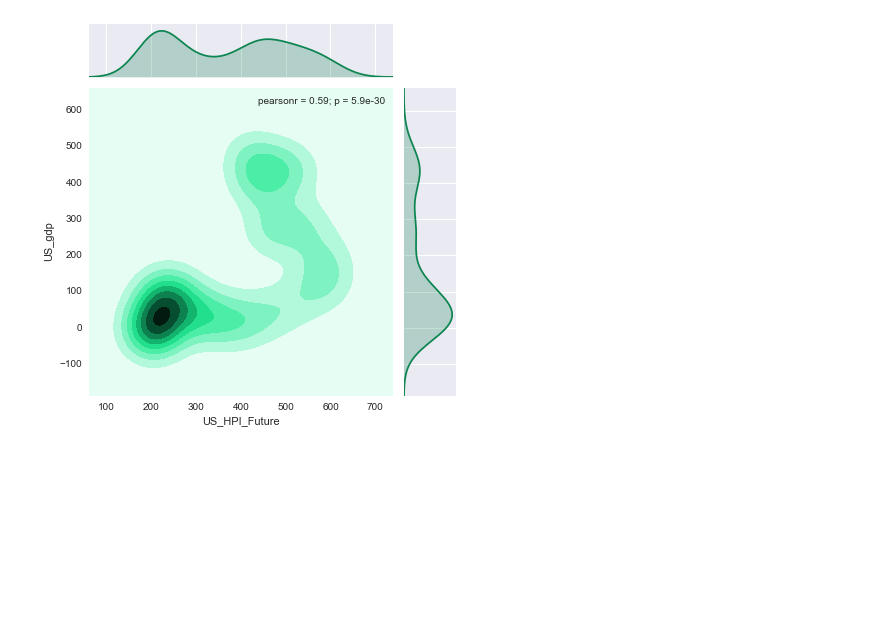
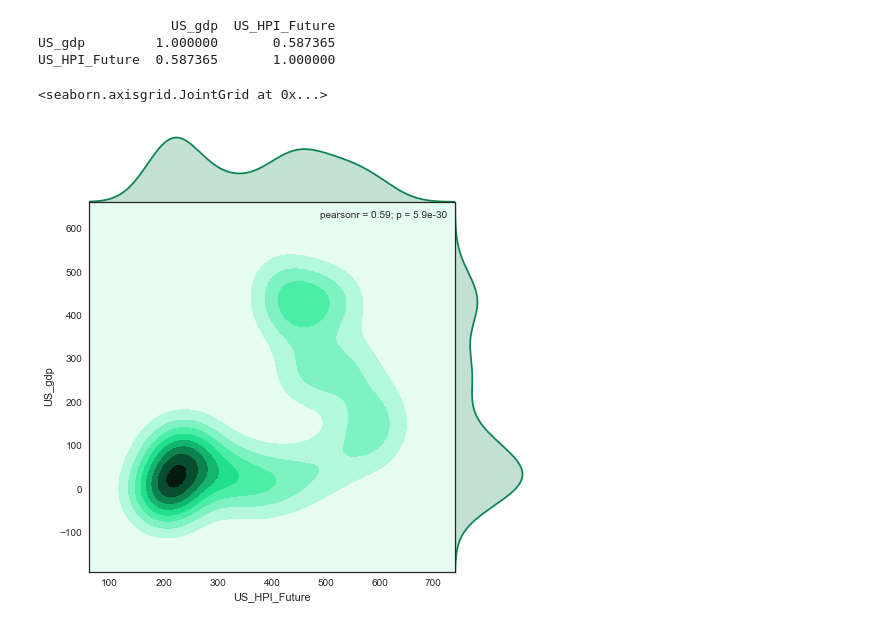
Before and after one commit to archimitra/housing-market-investment-classifier, a Jupyter notebook: Housing Market Investment Prediction.ipynb, the cells around one changed output. Cells and saved outputs as stored; diff of their text form; code cells hidden in the pictures; blank space fills up the shorter version.

```diff
--- a/Housing Market Investment Prediction.ipynb
+++ b/Housing Market Investment Prediction.ipynb
@@ -9,7 +9,14 @@ import matplotlib.pyplot as plt
 from matplotlib import style
 style.use('fivethirtyeight')
 import seaborn as sns
-sns.set(color_codes=True, font_scale = 1.5)
+sns.set(color_codes=True, font_scale = 1.5, style = 'darkgrid')
+
+import warnings
+warnings.filterwarnings('ignore')
+
+import pandas as pd
+import numpy as np
+from sklearn import svm, preprocessing, cross_validation, linear_model, ensemble
 # %%
 #Using my authorization token for Quandl
 auth_token = open("auth_key.txt",'r').read()
@@ -91,16 +98,16 @@ plt.show()
 # %%
-HPI_combined = HPI_All_States.join(HPI_US["US_HPI_Future"])
+HPI_combined = HPI_All_States.join(HPI_US[['US_HPI', "US_HPI_Future"]])
 HPI_combined.dropna(inplace = True)
+
 HPI_corr = HPI_combined.corr()
-HPI_corr = HPI_corr.iloc[0:50]["US_HPI_Future"]
-#print(HPI_corr)
+print(HPI_corr.describe())
+HPI_corr = HPI_corr.iloc[0:50][['US_HPI',"US_HPI_Future"]]
+
 Least_corr_states = (HPI_corr.sort(inplace = False)).head(5)
 Least_corr_states = list(Least_corr_states.index.values)
 Highest_corr_states = (HPI_corr.sort(inplace = False)).tail(5)
 Highest_corr_states = list(Highest_corr_states.index.values)
 
-sns.set_style("ticks", {"xtick.major.size": 8, "ytick.major.size": 8})
-plt.suptitle("Least Correlated States HPI Vs US HPI", x=0.5,y=0.96, color = 'b', size = 38)
 for num in range(np.int(len(Least_corr_states)/5)):
     g = sns.PairGrid(HPI_combined, x_vars= Least_corr_states[num:num+5], y_vars=["US_HPI_Future"], palette="Set2", size = 5)
     g.map(sns.kdeplot, cmap="Blues_d", n_levels=6)
@@ -115,18 +138,26 @@ plt.show()
 # %%
 #Getting US GPD data
 def gdp():
     df = Quandl.get("BCB/4385", authtoken=auth_token, trim_start="1974-12-31")
     df.columns = ["US_gdp"]
     #Scaling data points
     df["US_gdp"] = ((df["US_gdp"]-df["US_gdp"][0])/df["US_gdp"][0]) * 100
     return df
 
 US_GDP = gdp()
 HPI_combined = HPI_combined.join(US_GDP["US_gdp"])
 HPI_combined.dropna(inplace = True)
-sns.jointplot(x=HPI_combined["US_HPI_FutureUS_HPI_Future"], y=HPI_combined["US_gdp"], kind = 'kde', color="#0d8551");
+
+print(HPI_combined[["US_gdp","US_HPI_Future"]].corr())
+
+sns.set(style="white")
+sns.jointplot(x=HPI_combined["US_HPI_Future"], y=HPI_combined["US_gdp"], kind = 'kde', color="#0d8551", space = 0, size = 7)
 # %% [output]
+                 US_gdp  US_HPI_Future
+US_gdp         1.000000       0.587365
+US_HPI_Future  0.587365       1.000000
+<seaborn.axisgrid.JointGrid at 0x...>
-[figure, old version]
+[figure, new version]
 # %%
 #Getting US Mortgage rates data
 def mortgage_30():
```
Also changed, not shown: parts of 9 cells of this notebook, 2 other files.
